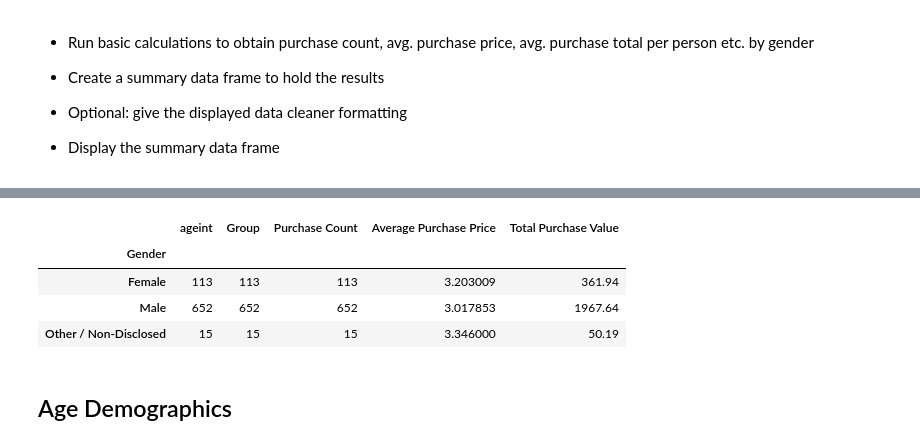
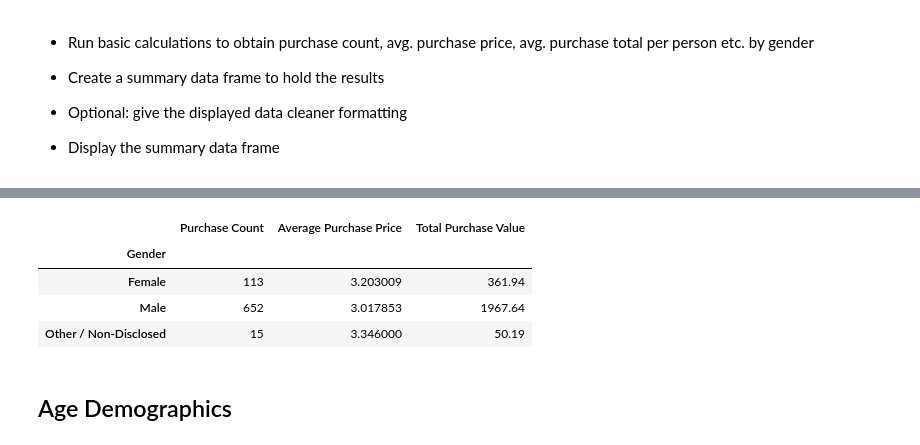
Before and after one commit to claxtonh/Panda_Practice, a Jupyter notebook: HeroesOfPymoli_starter-Copy1.ipynb, the cells around one changed output, grey strips where cells are left out. Cells and saved outputs as stored; diff of their text form; code cells hidden in the pictures.

```diff
--- a/HeroesOfPymoli_starter-Copy1.ipynb
+++ b/HeroesOfPymoli_starter-Copy1.ipynb
@@ -158,20 +125,20 @@ gencounts.head()
 # %%
 
 GenGroup = purchase_data.groupby(["Gender"])
 
 Sum_Table_Gen= GenGroup.count()
 
 Sum_Table_Gen["Purchase Count"] = GenGroup["Purchase ID"].count()
 Sum_Table_Gen["Average Purchase Price"] = GenGroup["Price"].mean()
 Sum_Table_Gen["Total Purchase Value"] = GenGroup["Price"].sum()
-New_Sum_Table_Gen = Sum_Table_Gen.drop(columns = ["Purchase ID", "SN", "Age", "Item ID", "Item Name", "Price"])
+New_Sum_Table_Gen = Sum_Table_Gen.drop(columns = ["Purchase ID", "SN", "Age", "Item ID", "Item Name", "Price", "ageint", "Group"])
 New_Sum_Table_Gen.head()
 # %% [output]
-|  | ageint | Group | Purchase Count | Average Purchase Price | Total Purchase Value |
-| Gender |  |  |  |  |  |
-| Female | 113 | 113 | 113 | 3.203009 | 361.94 |
-| Male | 652 | 652 | 652 | 3.017853 | 1967.64 |
-| Other / Non-Disclosed | 15 | 15 | 15 | 3.346000 | 50.19 |
+|  | Purchase Count | Average Purchase Price | Total Purchase Value |
+| Gender |  |  |  |
+| Female | 113 | 3.203009 | 361.94 |
+| Male | 652 | 3.017853 | 1967.64 |
+| Other / Non-Disclosed | 15 | 3.346000 | 50.19 |
 # %% [markdown]
 ## Age Demographics
 # %% [markdown]
```
Also changed, not shown: parts of 12 cells of this notebook.
